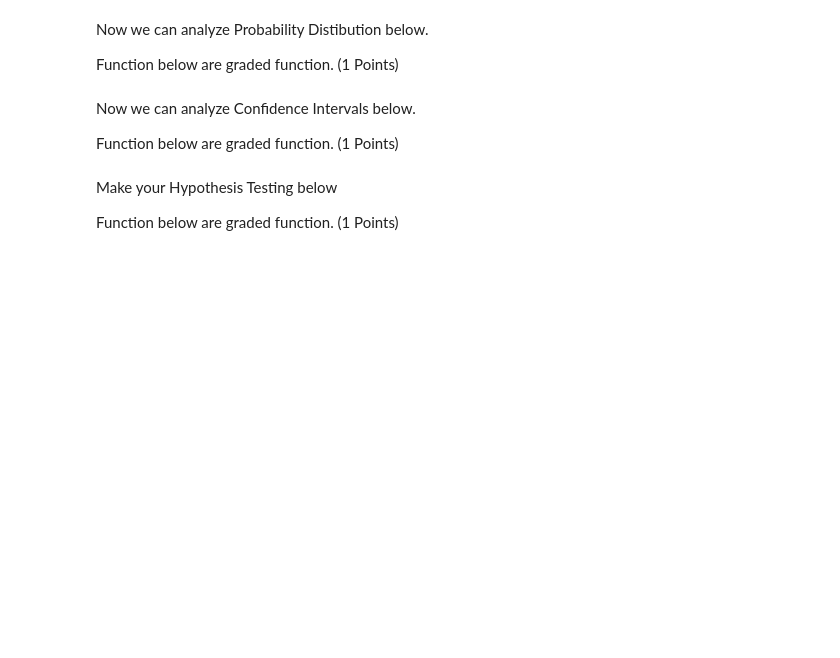
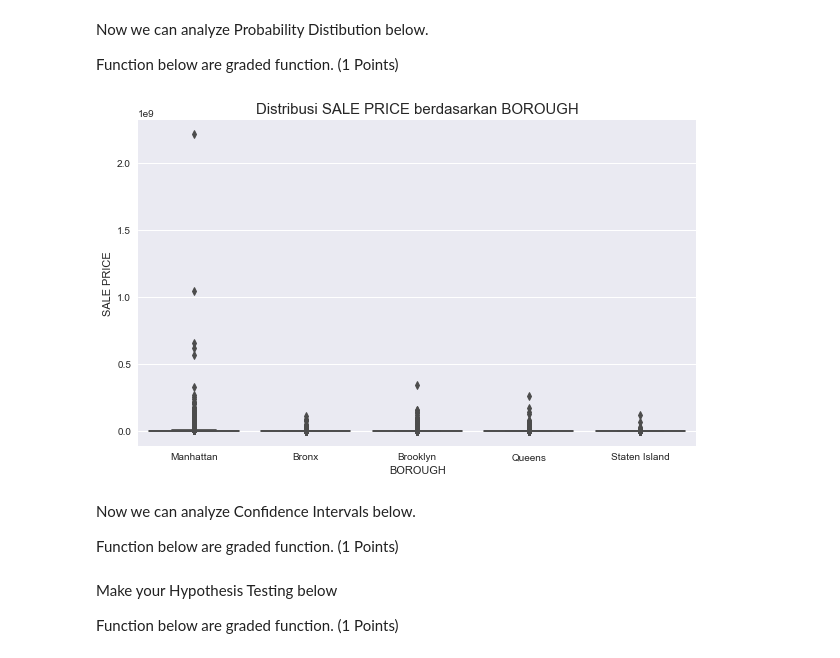
Before and after one commit to ferdisetiadi/H8_72, a Jupyter notebook: Assignment 2/PYTN_Assgn_2_72_Ferdi.ipynb, the cells around one changed output. Cells and saved outputs as stored; diff of their text form; code cells hidden in the pictures; blank space fills up the shorter version.

```diff
--- a/Assignment 2/PYTN_Assgn_2_72_Ferdi.ipynb
+++ b/Assignment 2/PYTN_Assgn_2_72_Ferdi.ipynb
@@ -79,7 +77,9 @@ ModuleNotFoundError: No module named 'google'
 # %%
-import io
-df = pd.read_csv(io.BytesIO(uploaded['nyc-rolling-sales.csv']))
-# df = pd.read_csv('nyc-rolling-sales.csv')
+# import io
+# df = pd.read_csv(io.BytesIO(uploaded['nyc-rolling-sales.csv']))
+
+
+df = pd.read_csv('nyc-rolling-sales.csv')
 # %% [markdown]
 Let's view the top 5 rows of the dataset using the `head()` function.
 # %%
@@ -387,3 +302,19 @@ Function below are graded function. (1 Points)
+# %%
+# Write your function below
+
+# Graded-Funtion Begin
+import matplotlib.pyplot as plt
+import seaborn as sns
+df['BOROUGH'] = df['BOROUGH'].astype(str)
+df['BOROUGH'].replace({'1':'Manhattan','2':'Bronx','3':'Brooklyn','4':'Queens','5':'Staten Island'},inplace=True)
+plt.style.use('seaborn')
+plt.figure(figsize=(10,6))
+sns.boxplot(x = df['BOROUGH'], y=df['SALE PRICE'])
+plt.title('Distribusi SALE PRICE berdasarkan BOROUGH',size=15)
+plt.show()
+# Graded-Funtion End
+# %% [output]
+[figure, added]
 # %% [markdown]
 Now we can analyze Confidence Intervals below.
 
```
Also changed, not shown: parts of 20 cells of this notebook.
